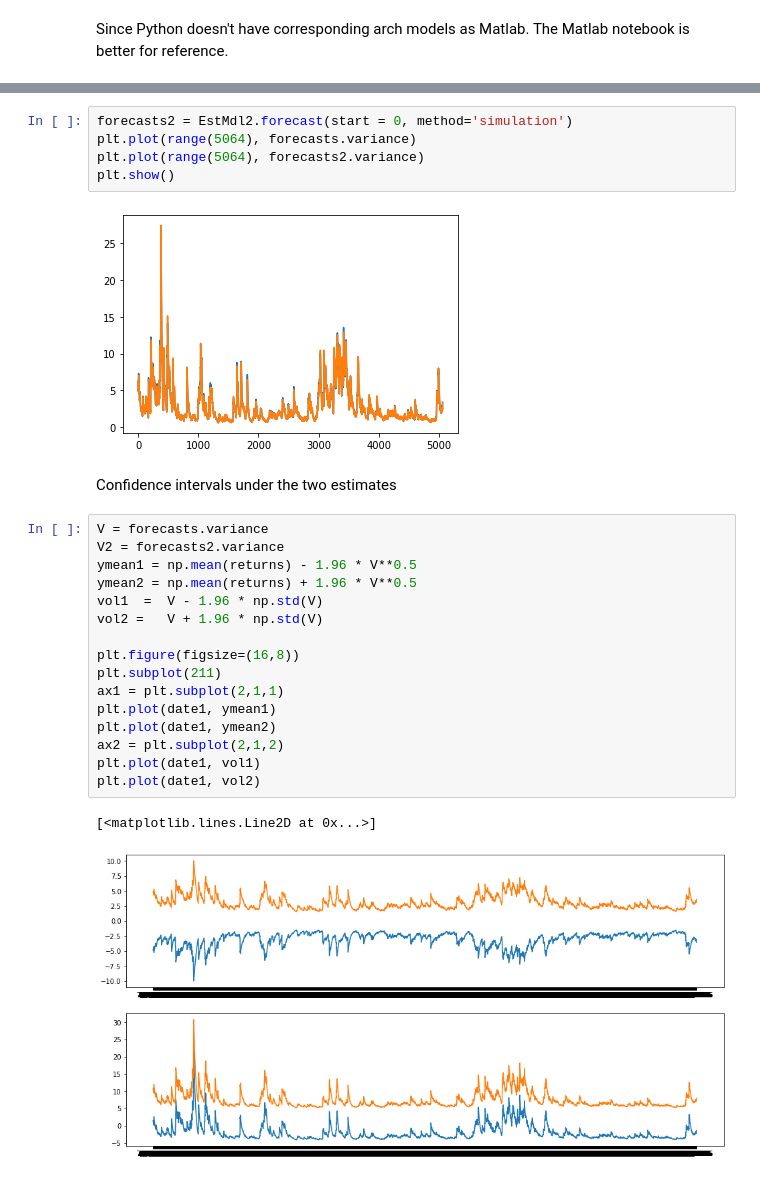
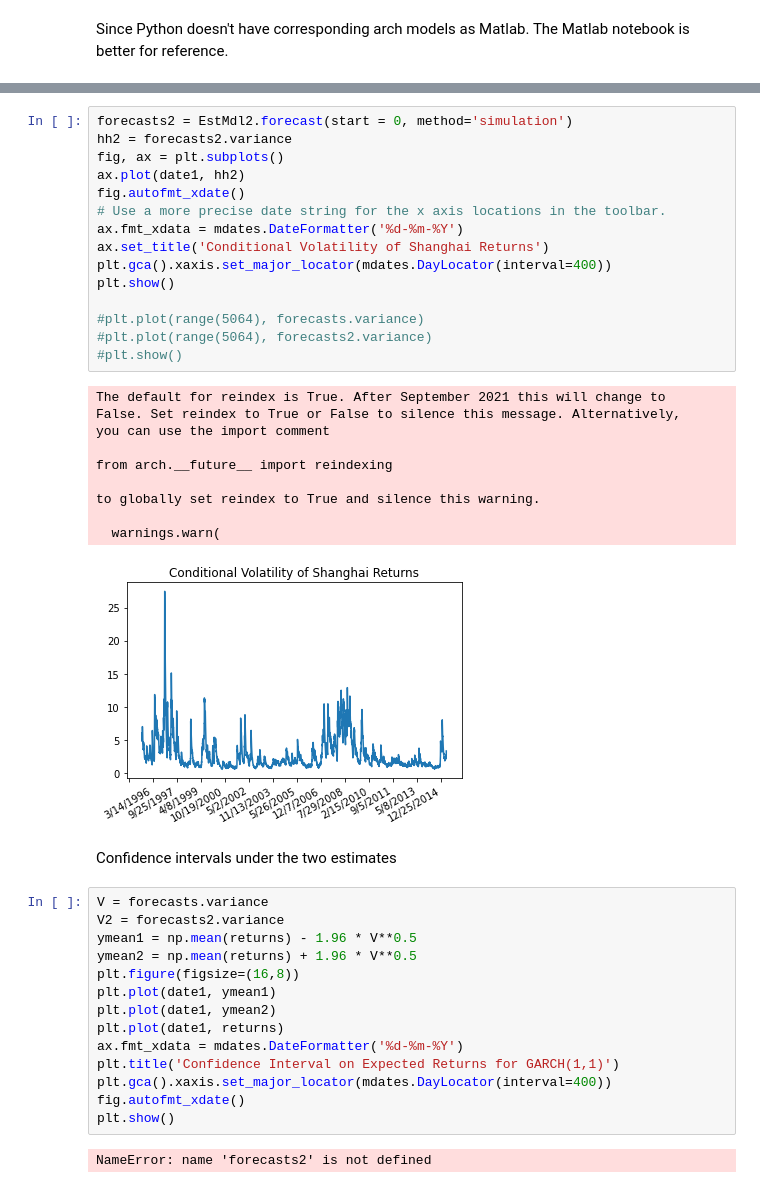
Before and after one commit to McNelis-CMML/FinEconometrics, a Jupyter notebook: Week9_Empirical_Exercise_Python.ipynb, the cells around one changed output, grey strips where cells are left out. Drawn from its saved outputs; the diff is of its cells as text.

```diff
--- a/Week9_Empirical_Exercise_Python.ipynb
+++ b/Week9_Empirical_Exercise_Python.ipynb
@@ -159,11 +204,30 @@ Volatility Model
 Covariance estimator: robust
 # %%
 forecasts2 = EstMdl2.forecast(start = 0, method='simulation')
-plt.plot(range(5064), forecasts.variance)
-plt.plot(range(5064), forecasts2.variance)
+hh2 = forecasts2.variance
+fig, ax = plt.subplots()
+ax.plot(date1, hh2)
+fig.autofmt_xdate()
+# Use a more precise date string for the x axis locations in the toolbar.
+ax.fmt_xdata = mdates.DateFormatter('%d-%m-%Y')
+ax.set_title('Conditional Volatility of Shanghai Returns')
+plt.gca().xaxis.set_major_locator(mdates.DayLocator(interval=400))
 plt.show()
+
+#plt.plot(range(5064), forecasts.variance)
+#plt.plot(range(5064), forecasts2.variance)
+#plt.show()
 # %% [output]
+The default for reindex is True. After September 2021 this will change to
+False. Set reindex to True or False to silence this message. Alternatively,
+you can use the import comment
+
+from arch.__future__ import reindexing
+
+to globally set reindex to True and silence this warning.
+
+  warnings.warn(
-[figure, old version]
+[figure, new version]
 # %% [markdown]
 Confidence intervals under the two estimates
 # %%
@@ -171,20 +235,17 @@ V = forecasts.variance
 V2 = forecasts2.variance
 ymean1 = np.mean(returns) - 1.96 * V**0.5
 ymean2 = np.mean(returns) + 1.96 * V**0.5
-vol1  =  V - 1.96 * np.std(V)
-vol2 =   V + 1.96 * np.std(V)
-
 plt.figure(figsize=(16,8))
-plt.subplot(211)
-ax1 = plt.subplot(2,1,1)
 plt.plot(date1, ymean1)
 plt.plot(date1, ymean2)
-ax2 = plt.subplot(2,1,2)
-plt.plot(date1, vol1)
-plt.plot(date1, vol2)
+plt.plot(date1, returns)
+ax.fmt_xdata = mdates.DateFormatter('%d-%m-%Y')
+plt.title('Confidence Interval on Expected Returns for GARCH(1,1)')
+plt.gca().xaxis.set_major_locator(mdates.DayLocator(interval=400))
+fig.autofmt_xdate()
+plt.show()
 # %% [output]
-[<matplotlib.lines.Line2D at 0x...>]
+NameError: name 'forecasts2' is not defined
-[figure, removed]
 # %%
 ymean1 = np.mean(returns) - 1.96 * V2**0.5
 ymean2 = np.mean(returns) + 1.96 * V2**0.5
```
Also changed, not shown: parts of 21 cells of this notebook.
